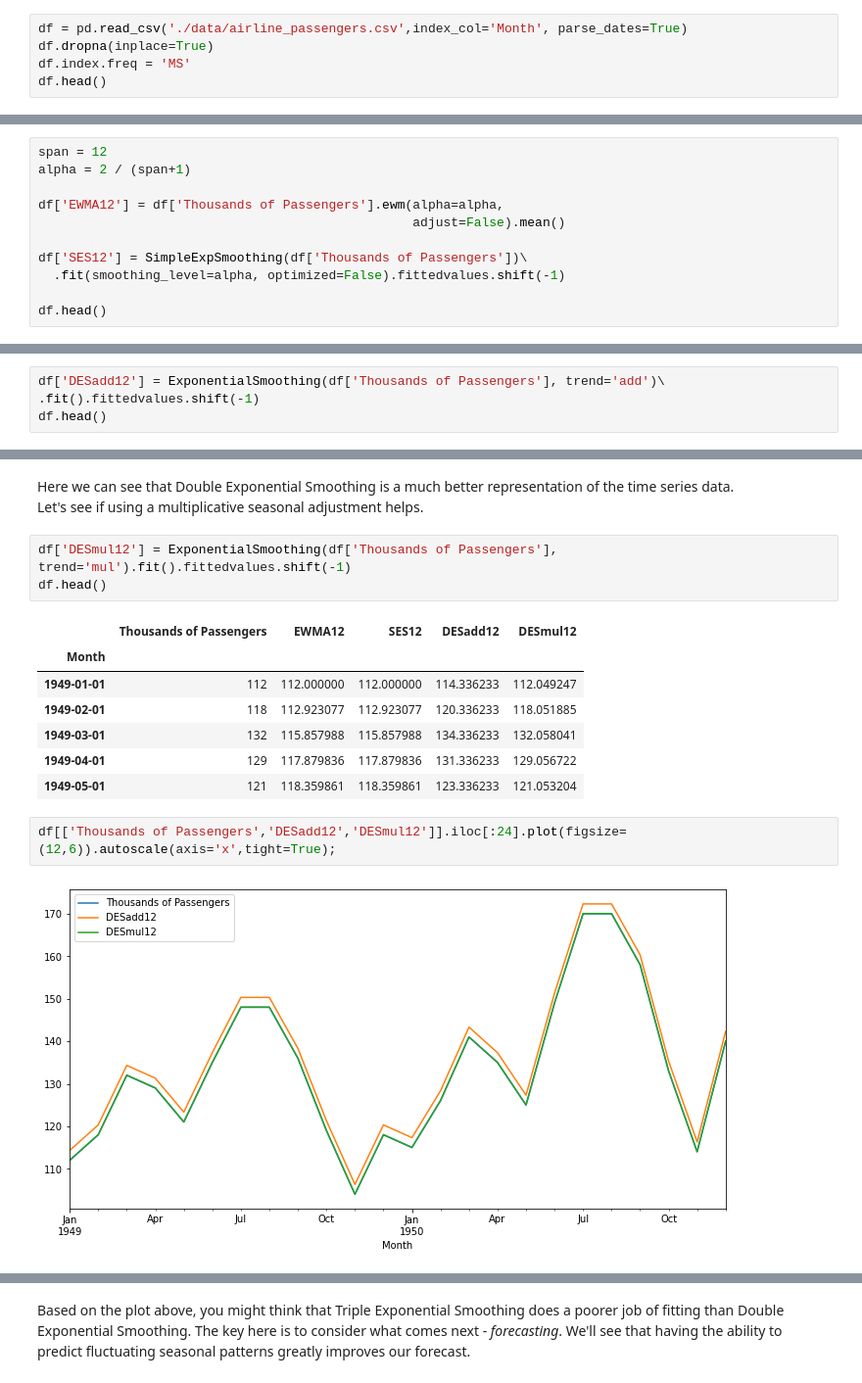
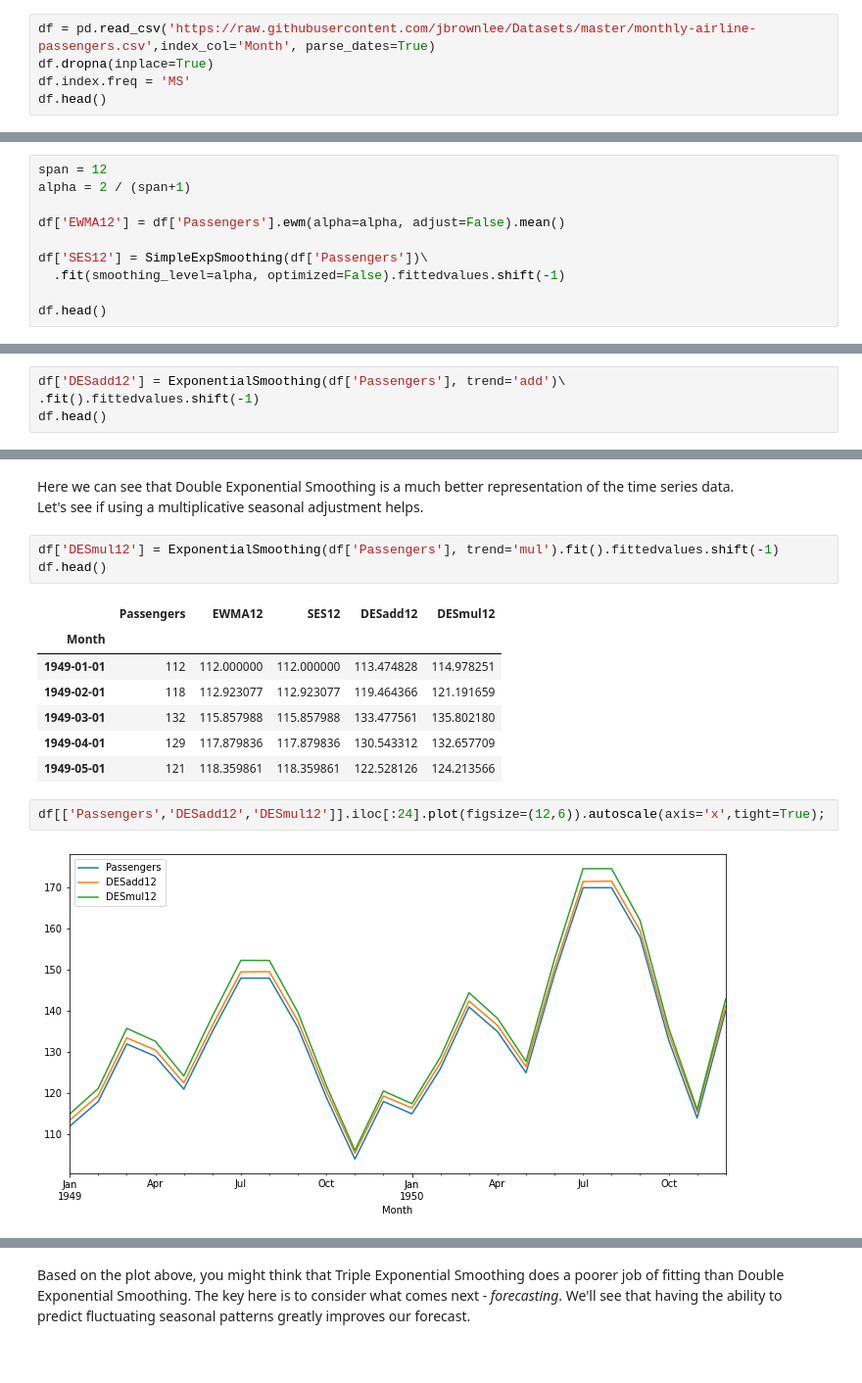
Before and after one commit to ChanCheeKean/DataScience, a Jupyter notebook: 02 - Time Series/02 - Time Series Analysis.ipynb, the cells around one changed output, grey strips where cells are left out. Shown at 98% size. Cells and saved outputs as stored; diff of their text form.

```diff
--- a/02 - Time Series/02 - Time Series Analysis.ipynb
+++ b/02 - Time Series/02 - Time Series Analysis.ipynb
@@ -208,7 +204,7 @@ Simple Exponential Smoothing<br>
 <strong>
 <a href='https://www.itl.nist.gov/div898/handbook/pmc/section4/pmc43.htm'>NIST/SEMATECH e-Handbook of Statistical Methods</a></strong>&nbsp;&nbsp;<font>What is Exponential Smoothing?</font></tt></div>
 # %%
-df = pd.read_csv('./data/airline_passengers.csv',index_col='Month', parse_dates=True)
+df = pd.read_csv('https://raw.githubusercontent.com/jbrownlee/Datasets/master/monthly-airline-passengers.csv',index_col='Month', parse_dates=True)
 df.dropna(inplace=True)
 df.index.freq = 'MS'
 df.head()
@@ -230,10 +226,9 @@ y_t &= (1 - \alpha) y_{t-1} + \alpha x_t,\end{split}$
 span = 12
 alpha = 2 / (span+1)
 
-df['EWMA12'] = df['Thousands of Passengers'].ewm(alpha=alpha,
-                                                 adjust=False).mean()
+df['EWMA12'] = df['Passengers'].ewm(alpha=alpha, adjust=False).mean()
 
-df['SES12'] = SimpleExpSmoothing(df['Thousands of Passengers'])\
+df['SES12'] = SimpleExpSmoothing(df['Passengers'])\
   .fit(smoothing_level=alpha, optimized=False).fittedvalues.shift(-1)
 
 df.head()
@@ -255,7 +250,7 @@ We can also address different types of change (growth/decay) in the trend. If a
 
 As we move toward forecasting, it's worth noting that both additive and multiplicative adjustments may become exaggerated over time, and require <em>damping</em> that reduces the size of the trend over future periods until it reaches a flat line.
 # %%
-df['DESadd12'] = ExponentialSmoothing(df['Thousands of Passengers'], trend='add')\
+df['DESadd12'] = ExponentialSmoothing(df['Passengers'], trend='add')\
 .fit().fittedvalues.shift(-1)
 df.head()
 # %% [output]
@@ -274,18 +269,18 @@ df[['Thousands of Passengers','EWMA12','DESadd12']].iloc[:24].plot(figsize=(12,6
 Here we can see that Double Exponential Smoothing is a much better representation of the time series data.<br>
 Let's see if using a multiplicative seasonal adjustment helps.
 # %%
-df['DESmul12'] = ExponentialSmoothing(df['Thousands of Passengers'], trend='mul').fit().fittedvalues.shift(-1)
+df['DESmul12'] = ExponentialSmoothing(df['Passengers'], trend='mul').fit().fittedvalues.shift(-1)
 df.head()
 # %% [output]
-|  | Thousands of Passengers | EWMA12 | SES12 | DESadd12 | DESmul12 |
+|  | Passengers | EWMA12 | SES12 | DESadd12 | DESmul12 |
 | Month |  |  |  |  |  |
-| 1949-01-01 | 112 | 112.000000 | 112.000000 | 114.336233 | 112.049247 |
-| 1949-02-01 | 118 | 112.923077 | 112.923077 | 120.336233 | 118.051885 |
-| 1949-03-01 | 132 | 115.857988 | 115.857988 | 134.336233 | 132.058041 |
-| 1949-04-01 | 129 | 117.879836 | 117.879836 | 131.336233 | 129.056722 |
-| 1949-05-01 | 121 | 118.359861 | 118.359861 | 123.336233 | 121.053204 |
+| 1949-01-01 | 112 | 112.000000 | 112.000000 | 113.474828 | 114.978251 |
+| 1949-02-01 | 118 | 112.923077 | 112.923077 | 119.464366 | 121.191659 |
+| 1949-03-01 | 132 | 115.857988 | 115.857988 | 133.477561 | 135.802180 |
+| 1949-04-01 | 129 | 117.879836 | 117.879836 | 130.543312 | 132.657709 |
+| 1949-05-01 | 121 | 118.359861 | 118.359861 | 122.528126 | 124.213566 |
 # %%
-df[['Thousands of Passengers','DESadd12','DESmul12']].iloc[:24].plot(figsize=(12,6)).autoscale(axis='x',tight=True);
+df[['Passengers','DESadd12','DESmul12']].iloc[:24].plot(figsize=(12,6)).autoscale(axis='x',tight=True);
 # %% [output]
-[figure, old version]
+[figure, new version]
 # %% [markdown]
```
Also changed, not shown: parts of 39 cells of this notebook, 26 other files.
